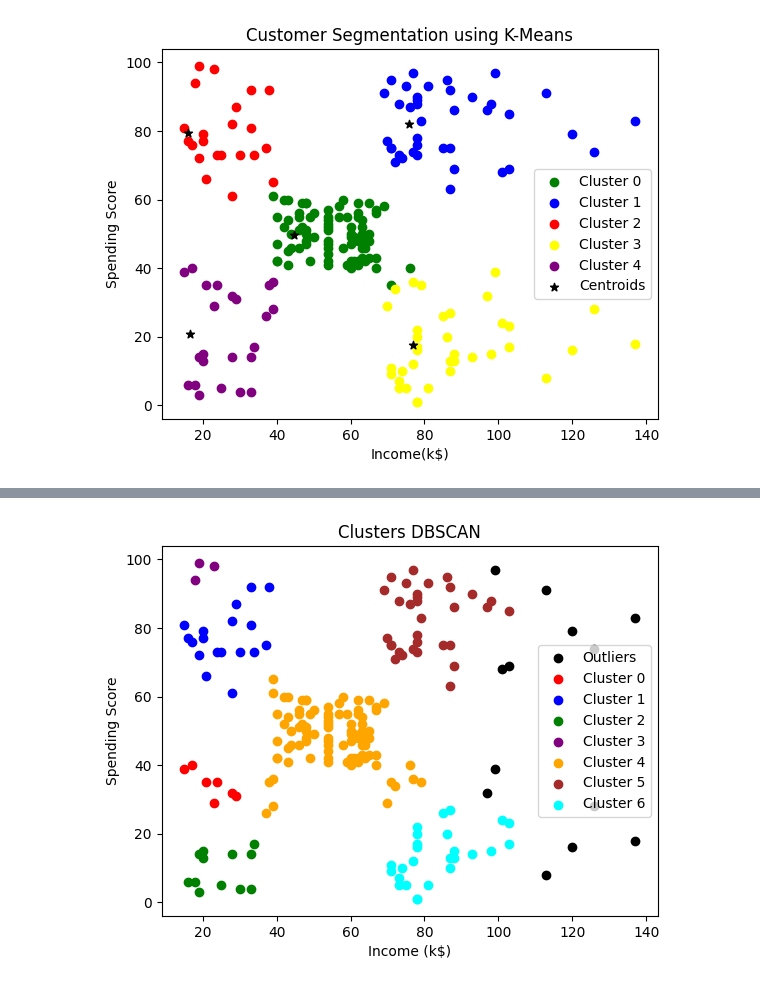
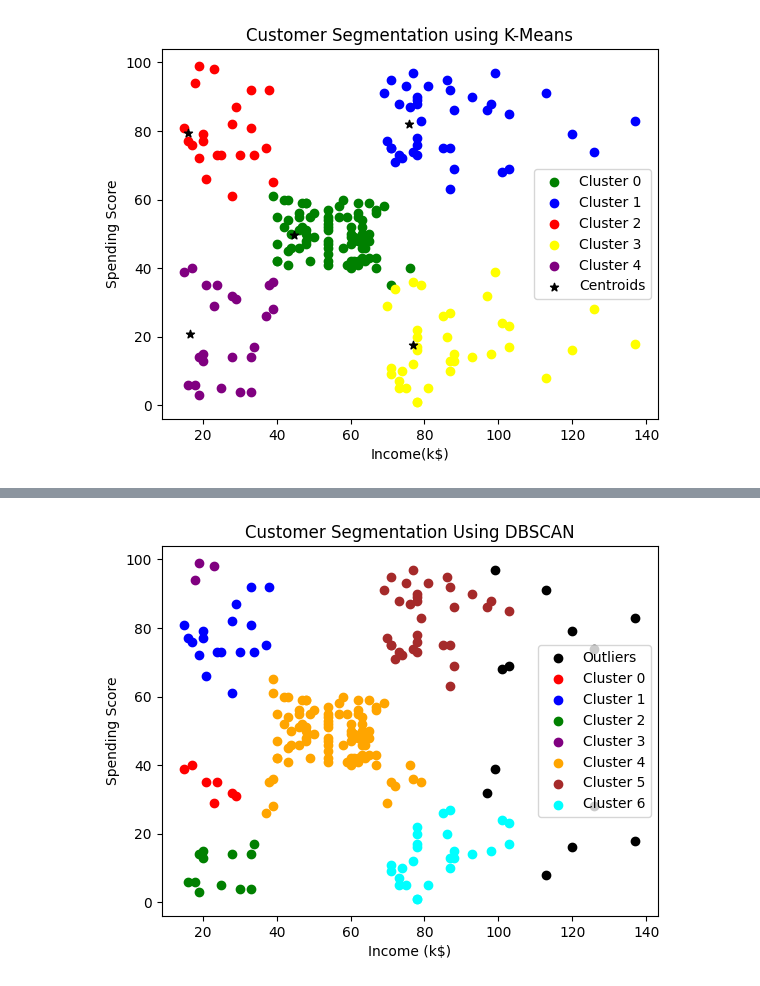
Before and after one commit to mazinbersy/Customer_Segmentation, a Jupyter notebook: model.ipynb, the cells around one changed output, grey strips where cells are left out. Drawn from its saved outputs; the diff is of its cells as text; code cells hidden in the pictures.

Commit message:
Formatting DBSCAN data cleaned up

```diff
--- a/model.ipynb
+++ b/model.ipynb
@@ -53,7 +51,7 @@ kmeans = KMeans(n_clusters=k, random_state=1)
 kmeans.fit(data[["Scaled Income", "Scaled Spending Score"]])
 predicted = kmeans.predict(data[["Scaled Income", "Scaled Spending Score"]])
 # %%
-data["Cluster"] = predicted
+data["Kmeans_Cluster"] = predicted
 data.head()
 # %% [output]
 |  | CustomerID | Genre | Age | Income(k$) | Spending Score | Scaled Income | Scaled Spending Score | ... |
@@ -129,7 +132,7 @@ min_samples = np.arange(1,20)
 combinations = list(itertools.product(epsilons, min_samples))
 # %%
 best_dict= get_scores_and_labels(combinations, data[["Scaled Income", "Scaled Spending Score"]])
-best_dict
+data["DBSCAN_Cluster"] = best_dict["best_label"]
 # %% [output]
 Combination (0, 1) on iteration 1 has 196 clusters, Skipping
 Index: 1, Score: -0.5039775112770212, Number of clusters: 4
@@ -166,40 +172,40 @@ Combination (1, 19) on iteration 190 has 1 clusters, Skipping
 # %%
-plt.scatter(data[best_dict['best_label'] == -1]["Income(k$)"],
-            data[best_dict['best_label'] == -1]["Spending Score"],
+plt.scatter(data[data.DBSCAN_Cluster == -1]["Income(k$)"],
+            data[data.DBSCAN_Cluster == -1]["Spending Score"],
             color="black", label="Outliers")
 
-plt.scatter(data[best_dict['best_label'] == 0]["Income(k$)"],
-            data[best_dict['best_label'] == 0]["Spending Score"],
+plt.scatter(data[data.DBSCAN_Cluster == 0]["Income(k$)"],
+            data[data.DBSCAN_Cluster == 0]["Spending Score"],
             color="red", label="Cluster 0")
 
-plt.scatter(data[best_dict['best_label'] == 1]["Income(k$)"],
-            data[best_dict['best_label'] == 1]["Spending Score"],
+plt.scatter(data[data.DBSCAN_Cluster == 1]["Income(k$)"],
+            data[data.DBSCAN_Cluster == 1]["Spending Score"],
             color="blue", label="Cluster 1")
 
-plt.scatter(data[best_dict['best_label'] == 2]["Income(k$)"],
-            data[best_dict['best_label'] == 2]["Spending Score"],
+plt.scatter(data[data.DBSCAN_Cluster == 2]["Income(k$)"],
+            data[data.DBSCAN_Cluster == 2]["Spending Score"],
             color="green", label="Cluster 2")
 
-plt.scatter(data[best_dict['best_label'] == 3]["Income(k$)"],
-            data[best_dict['best_label'] == 3]["Spending Score"],
+plt.scatter(data[data.DBSCAN_Cluster == 3]["Income(k$)"],
+            data[data.DBSCAN_Cluster== 3]["Spending Score"],
             color="purple", label="Cluster 3")
 
-plt.scatter(data[best_dict['best_label'] == 4]["Income(k$)"],
-            data[best_dict['best_label'] == 4]["Spending Score"],
+plt.scatter(data[data.DBSCAN_Cluster == 4]["Income(k$)"],
+            data[data.DBSCAN_Cluster == 4]["Spending Score"],
             color="orange", label="Cluster 4")
 
-plt.scatter(data[best_dict['best_label'] == 5]["Income(k$)"],
-            data[best_dict['best_label'] == 5]["Spending Score"],
+plt.scatter(data[data.DBSCAN_Cluster == 5]["Income(k$)"],
+            data[data.DBSCAN_Cluster == 5]["Spending Score"],
             color="brown", label="Cluster 5")
 
-plt.scatter(data[best_dict['best_label'] == 6]["Income(k$)"],
-            data[best_dict['best_label'] == 6]["Spending Score"],
+plt.scatter(data[data.DBSCAN_Cluster == 6]["Income(k$)"],
+            data[data.DBSCAN_Cluster == 6]["Spending Score"],
             color="cyan", label="Cluster 6")
 
 plt.xlabel("Income (k$)")
 plt.ylabel("Spending Score")
 plt.legend()
-plt.title("Clusters DBSCAN")
+plt.title("Customer Segmentation Using DBSCAN")
 plt.show()
 # %% [output]
-[figure, old version]
+[figure, new version]
```
Also changed, not shown: parts of 4 cells of this notebook.
